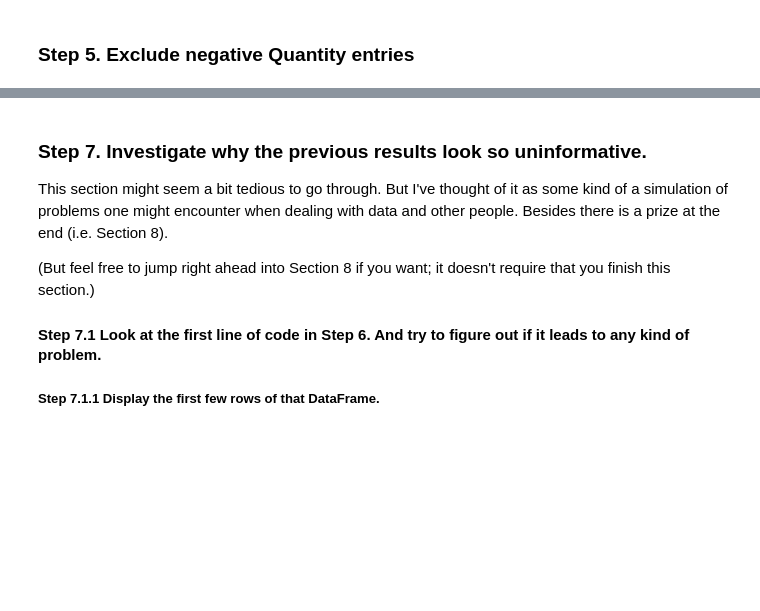
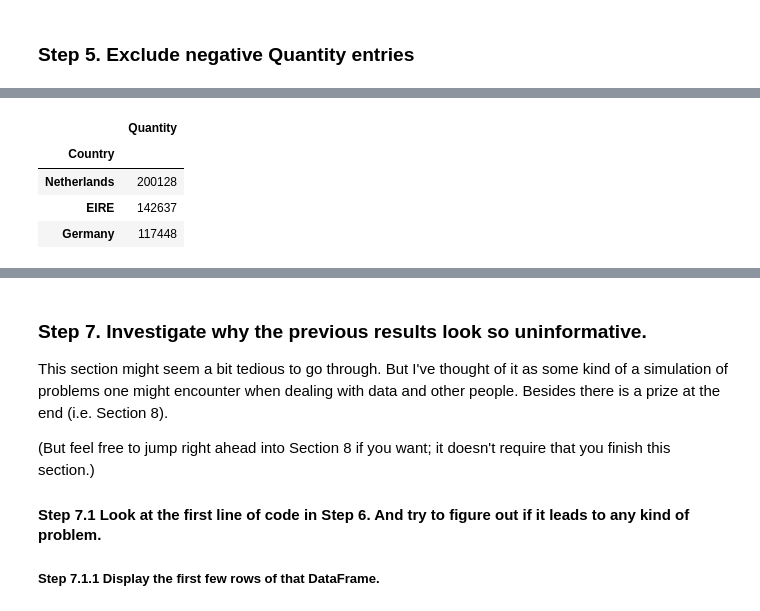
Before and after one commit to osbertc/pandas_exercises, a Jupyter notebook: 07_Visualization/Online_Retail/Osbert_with_answer_20201203.ipynb, the cells around one changed output, grey strips where cells are left out. Saved outputs shown, nothing was run; the diff lists cells and outputs as text; code cells hidden in the pictures; blank space fills up the shorter version.

```diff
--- a/07_Visualization/Online_Retail/Osbert_with_answer_20201203.ipynb
+++ b/07_Visualization/Online_Retail/Osbert_with_answer_20201203.ipynb
@@ -63,4 +64,12 @@ is_positive_no_uk.sort_values(by='Quantity', ascending = True).head(10)
 | 111935 | 545845 | 23004 | TRAVEL CARD WALLET PANTRY | 1 | 3/7/11 13:38 | 0.42 | 12754.0 | Japan |
 | 379966 | 569720 | 23502 | PLAYING CARDS VINTAGE DOILEY | 1 | 10/6/11 9:11 | 1.25 | 14646.0 | Netherlands |
 | 111934 | 545845 | 23177 | TREASURE ISLAND BOOK BOX | 1 | 3/7/11 13:38 | 2.25 | 12754.0 | Japan |
+# %%
+top_three
+# %% [output]
+|  | Quantity |
+| Country |  |
+| Netherlands | 200128 |
+| EIRE | 142637 |
+| Germany | 117448 |
 # %% [markdown]
```
Also changed, not shown: parts of 11 cells of this notebook.
